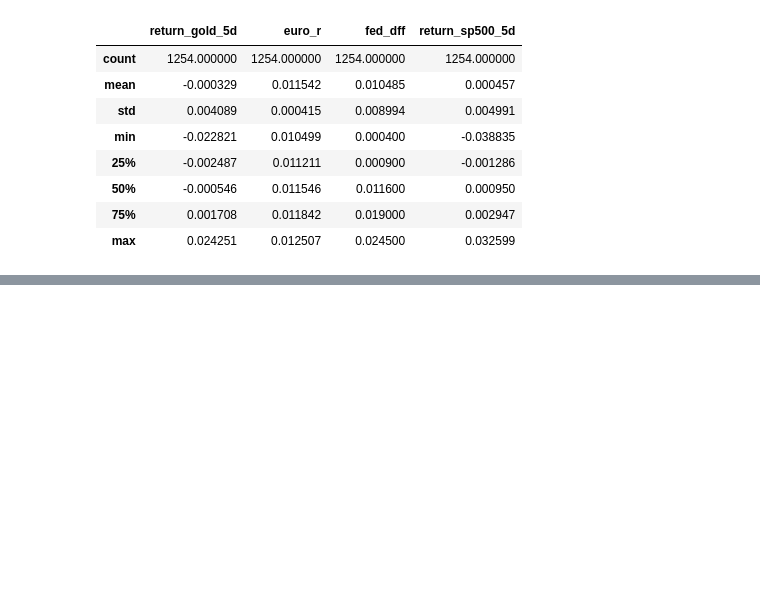
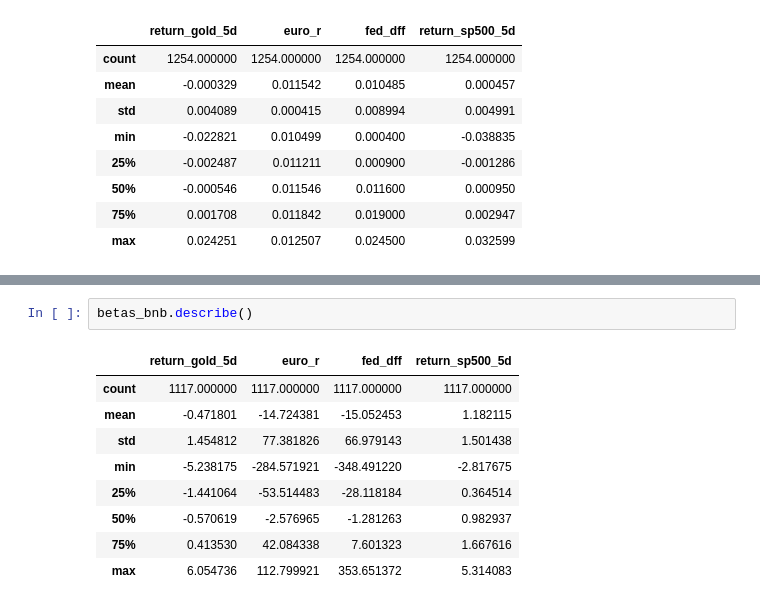
Before and after one commit to dlama001/Final-project-ML4T-large-cap-cryptos-, a Jupyter notebook: final project-crypto.ipynb, the cells around one changed output, grey strips where cells are left out. Drawn from its saved outputs; the diff is of its cells as text; blank space fills up the shorter version.

```diff
--- a/final project-crypto.ipynb
+++ b/final project-crypto.ipynb
@@ -660,0 +706,12 @@ df_factors.describe()
+# %%
+betas_bnb.describe()
+# %% [output]
+|  | return_gold_5d | euro_r | fed_dff | return_sp500_5d |
+| count | 1117.000000 | 1117.000000 | 1117.000000 | 1117.000000 |
+| mean | -0.471801 | -14.724381 | -15.052453 | 1.182115 |
+| std | 1.454812 | 77.381826 | 66.979143 | 1.501438 |
+| min | -5.238175 | -284.571921 | -348.491220 | -2.817675 |
+| 25% | -1.441064 | -53.514483 | -28.118184 | 0.364514 |
+| 50% | -0.570619 | -2.576965 | -1.281263 | 0.982937 |
+| 75% | 0.413530 | 42.084338 | 7.601323 | 1.667616 |
+| max | 6.054736 | 112.799921 | 353.651372 | 5.314083 |
```
Also changed, not shown: parts of 8 cells of this notebook.
